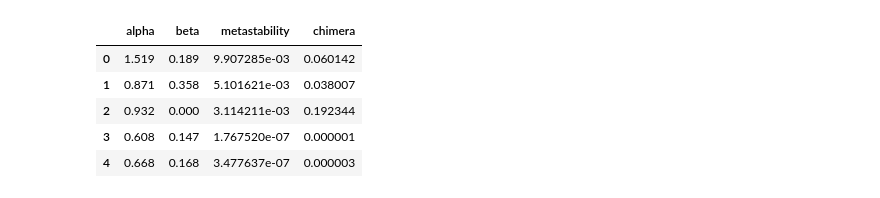
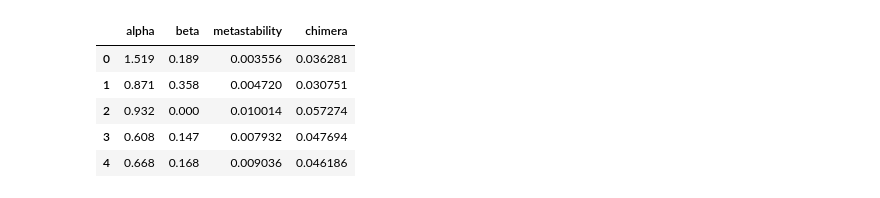
Before and after one commit to henmitch/chimera-2019, a Jupyter notebook: code/python/analysis.ipynb, the cells around one changed output. Saved outputs shown, nothing was run; the diff lists cells and outputs as text; code cells hidden in the pictures.

```diff
--- a/code/python/analysis.ipynb
+++ b/code/python/analysis.ipynb
@@ -6,13 +9,13 @@ import pickle
 # %%
 with open("../../data/hizandis_params.pkl", "rb") as f:
-    data = pickle.load(f)
+    params = pickle.load(f)
 
-data.head()
+params.head()
 # %% [output]
 |  | alpha | beta | metastability | chimera |
-| 0 | 1.519 | 0.189 | 9.907285e-03 | 0.060142 |
-| 1 | 0.871 | 0.358 | 5.101621e-03 | 0.038007 |
-| 2 | 0.932 | 0.000 | 3.114211e-03 | 0.192344 |
-| 3 | 0.608 | 0.147 | 1.767520e-07 | 0.000001 |
-| 4 | 0.668 | 0.168 | 3.477637e-07 | 0.000003 |
+| 0 | 1.519 | 0.189 | 0.003556 | 0.036281 |
+| 1 | 0.871 | 0.358 | 0.004720 | 0.030751 |
+| 2 | 0.932 | 0.000 | 0.010014 | 0.057274 |
+| 3 | 0.608 | 0.147 | 0.007932 | 0.047694 |
+| 4 | 0.668 | 0.168 | 0.009036 | 0.046186 |
 # %%
```
Also changed, not shown: parts of 19 cells of this notebook, 19 other files.
